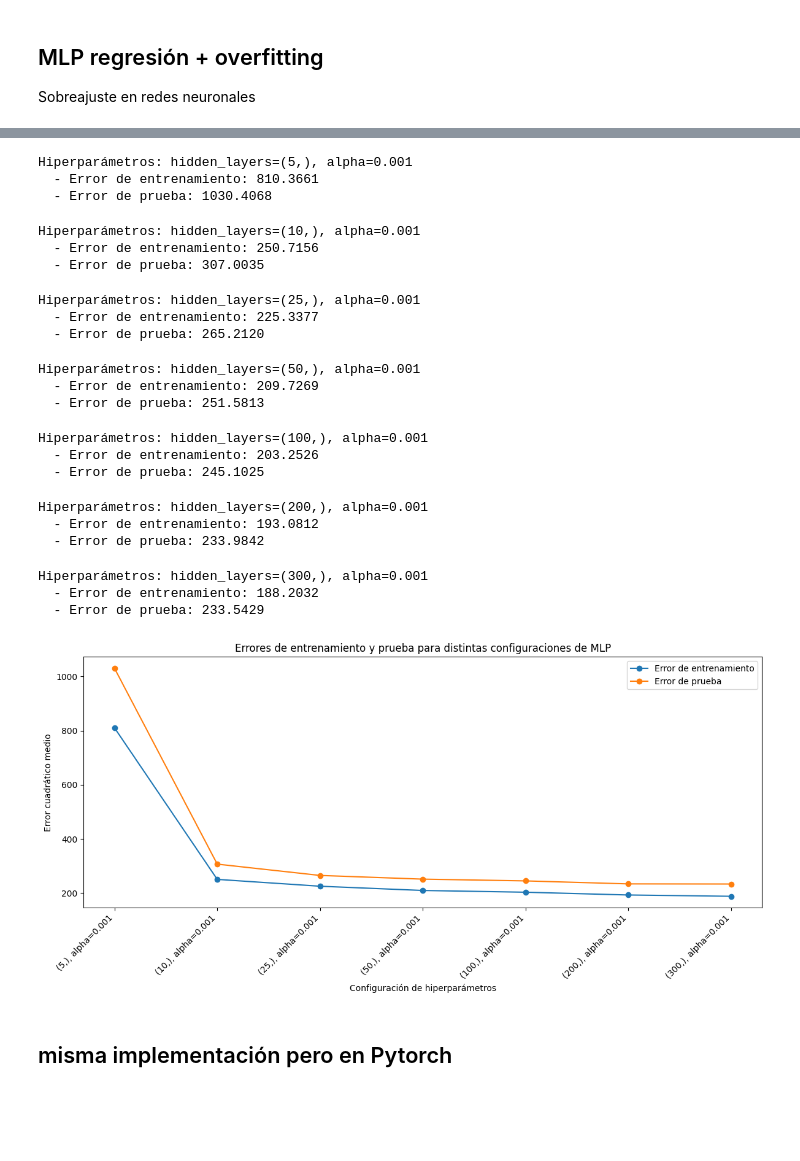
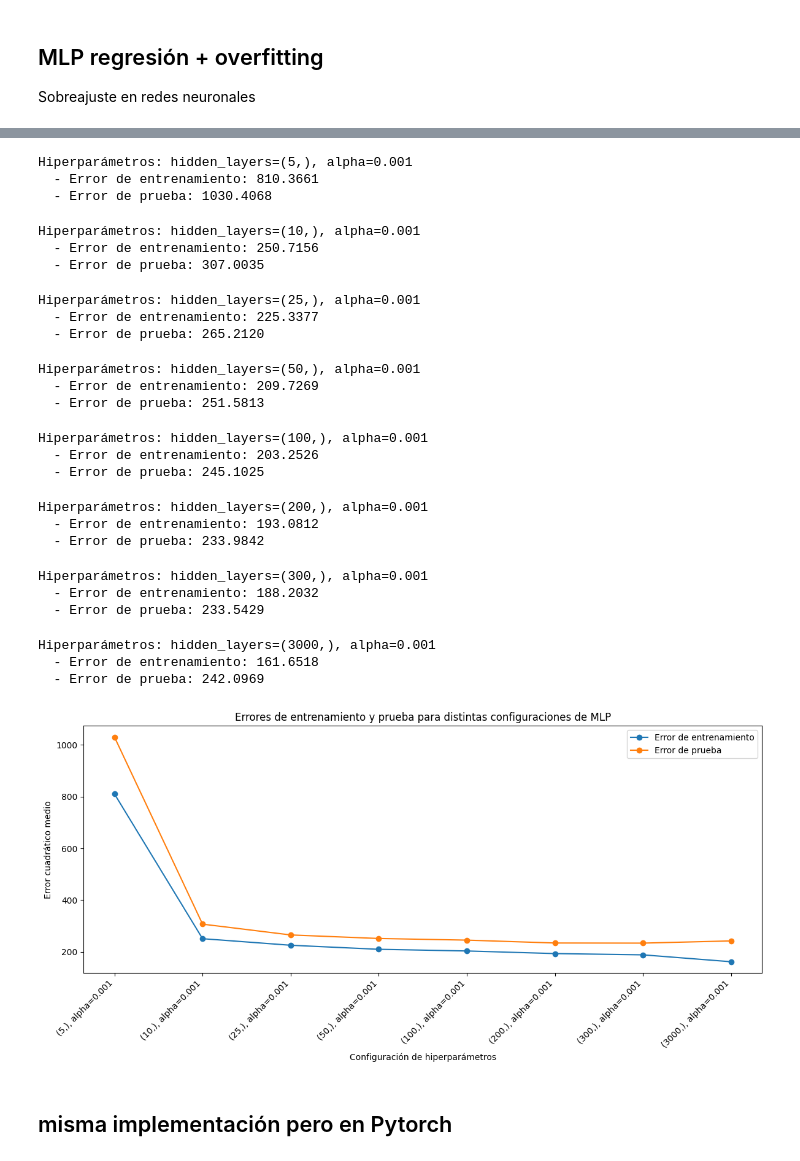
Before and after one commit to anadiedrichs/curso-aprendizaje-automatico, a Jupyter notebook: neural_networks_introduction.ipynb, the cells around one changed output, grey strips where cells are left out. Cells and saved outputs as stored; diff of their text form; code cells hidden in the pictures; blank space fills up the shorter version.

```diff
--- a/neural_networks_introduction.ipynb
+++ b/neural_networks_introduction.ipynb
@@ -606,7 +616,7 @@ def train_and_evaluate(hidden_layer_sizes, max_iter=1000, alpha=0.0001):
     return train_error, test_error, mlp
 
 # Definimos hiperparámetros para analizar el comportamiento del modelo y el sobreajuste
-hidden_layers_list = [(5,),(10,),(25,), (50,), (100,), (200,),(300,)]
+hidden_layers_list = [(5,),(10,),(25,), (50,), (100,), (200,),(300,),(3000,)]
 alpha_value = 0.001
 
 # Guardamos los errores de entrenamiento y prueba
@@ -633,34 +643,37 @@ plt.plot(x, train_error_values, label='Error de entrenamiento', marker='o')
 plt.plot(x, test_error_values, label='Error de prueba', marker='o')
 plt.xticks(x, hidden_layer_labels, rotation=45, ha='right')
 plt.xlabel('Configuración de hiperparámetros')
 plt.ylabel('Error cuadrático medio')
 plt.title('Errores de entrenamiento y prueba para distintas configuraciones de MLP')
 plt.legend()
 plt.tight_layout()
 plt.show()
 # %% [output]
 Hiperparámetros: hidden_layers=(5,), alpha=0.001
   - Error de entrenamiento: 810.3661
   - Error de prueba: 1030.4068
 Hiperparámetros: hidden_layers=(10,), alpha=0.001
   - Error de entrenamiento: 250.7156
   - Error de prueba: 307.0035
 Hiperparámetros: hidden_layers=(25,), alpha=0.001
   - Error de entrenamiento: 225.3377
   - Error de prueba: 265.2120
 Hiperparámetros: hidden_layers=(50,), alpha=0.001
   - Error de entrenamiento: 209.7269
   - Error de prueba: 251.5813
 Hiperparámetros: hidden_layers=(100,), alpha=0.001
   - Error de entrenamiento: 203.2526
   - Error de prueba: 245.1025
 Hiperparámetros: hidden_layers=(200,), alpha=0.001
   - Error de entrenamiento: 193.0812
   - Error de prueba: 233.9842
 Hiperparámetros: hidden_layers=(300,), alpha=0.001
   - Error de entrenamiento: 188.2032
   - Error de prueba: 233.5429
+Hiperparámetros: hidden_layers=(3000,), alpha=0.001
+  - Error de entrenamiento: 161.6518
+  - Error de prueba: 242.0969
-[figure, old version]
+[figure, new version]
 # %% [markdown]
 ## misma implementación pero en Pytorch
 # %%
```
Also changed, not shown: parts of 6 cells of this notebook.
